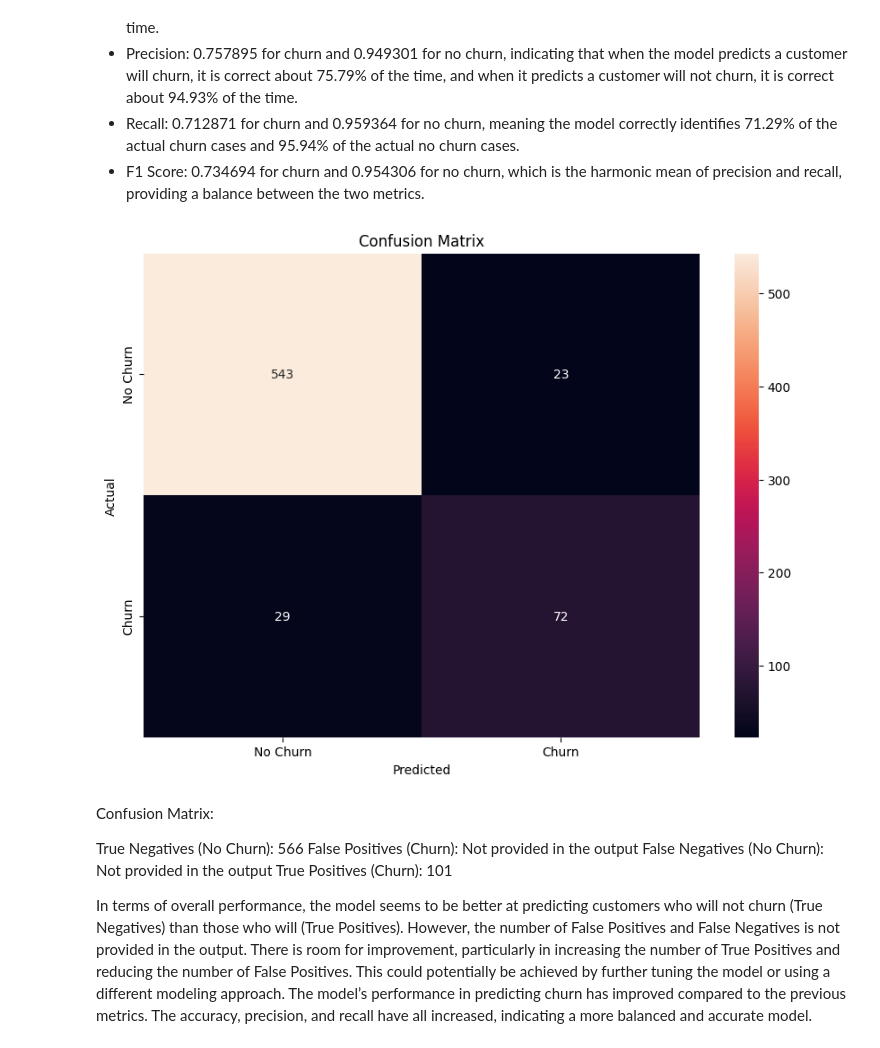
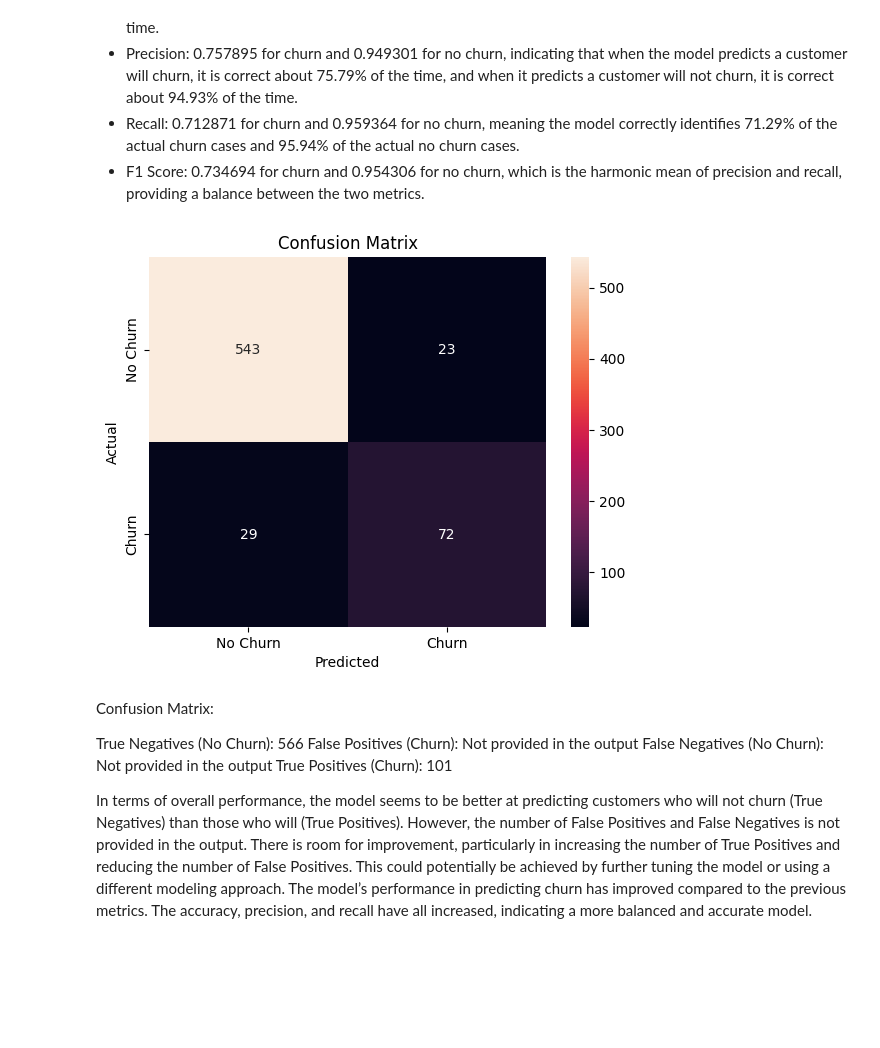
Before and after one commit to cynthiajepkogei/project-phase-3, a Jupyter notebook: notebook.ipynb, the cells around one changed output. Saved outputs shown, nothing was run; the diff lists cells and outputs as text; code cells hidden in the pictures; blank space fills up the shorter version.

```diff
--- a/notebook.ipynb
+++ b/notebook.ipynb
@@ -520,17 +520,17 @@ The random forest classifier  model has the following performance metrics in rel
 # %%
 # Calculate confusion matrix and display it
 cm = confusion_matrix(y_test, y_pred)
 df_cm = pd.DataFrame(cm, index=['No Churn', 'Churn'], columns=['No Churn', 'Churn'])
 
 # Visualize the confusion matrix using a heatmap
-plt.figure(figsize=(10,7))
+plt.figure()
 sns.heatmap(df_cm, annot=True, fmt='d')
 plt.title('Confusion Matrix')
 plt.xlabel('Predicted')
 plt.ylabel('Actual')
 plt.show()
 # %% [output]
-[figure, old version]
+[figure, new version]
 # %% [markdown]
 Confusion Matrix:
 
```
Also changed, not shown: parts of 5 cells of this notebook.
